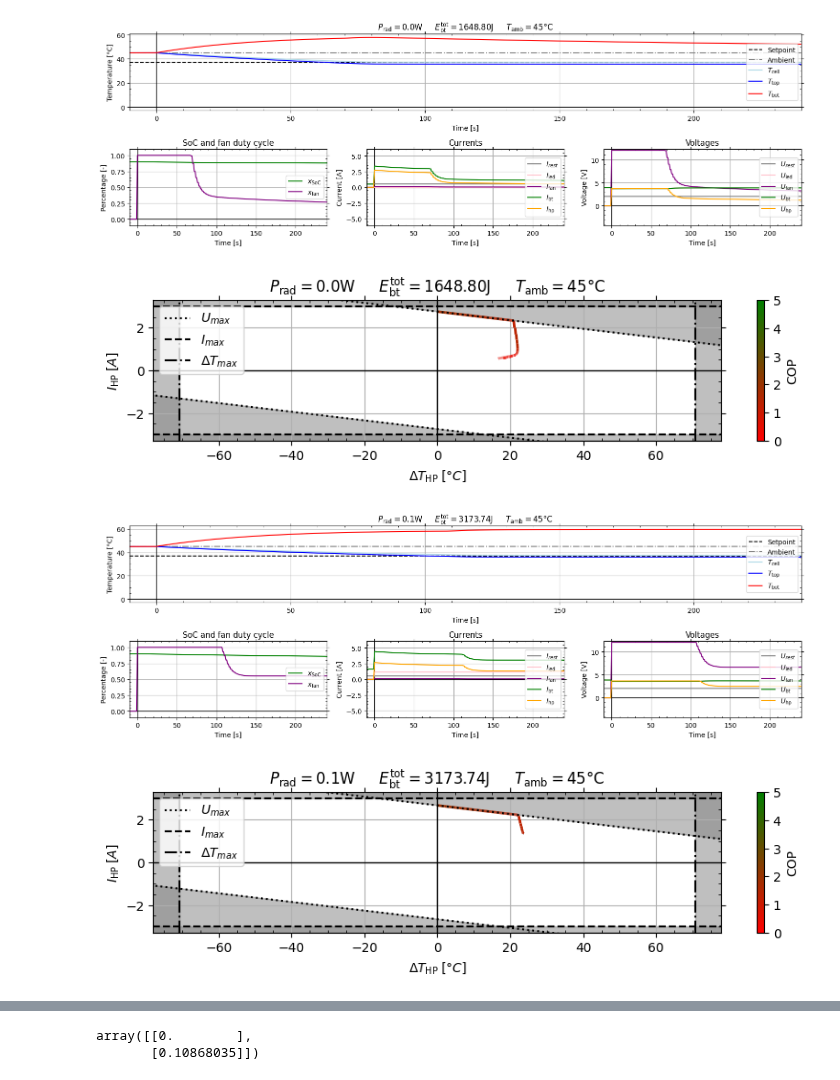
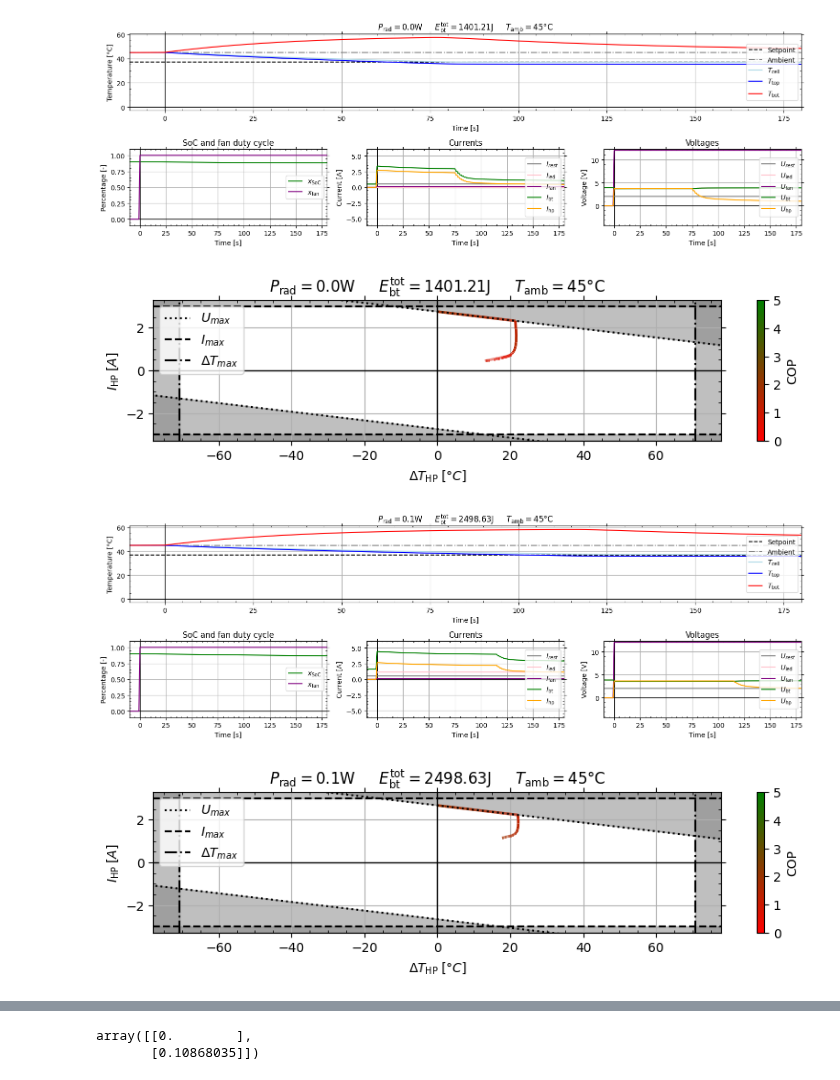
Before and after one commit to Jackmastro/Semester_Project, a Jupyter notebook: notebooks/main_simulation.ipynb, the cells around one changed output, grey strips where cells are left out. Saved outputs shown, nothing was run; the diff lists cells and outputs as text; code cells hidden in the pictures.

Commit message:
working discrete PID

```diff
--- a/notebooks/main_simulation.ipynb
+++ b/notebooks/main_simulation.ipynb
@@ -17,7 +17,7 @@ from system import Simulation
 ### Parameters
 # Simulation
 dt_sim = 1.0 # s
-time_span = 60.0 * 4 # s
+time_span = 60.0 * 3 # s
 
 assert time_span > 0, "Time span must be positive."
 assert time_span >= dt_sim, "Time span must be greater than or equal to the time step."
@@ -77,29 +77,30 @@ for traj_2 in range(num_traj_2):
         T_top_ref = T_amb + (T_cell_ref - T_amb) * (model.R_top_cell + model.R_cell_amb) / model.R_cell_amb
 
         # PID
-        # kp, ki, kd = -2.5, -4.0, 0.0
-        # output_limits = (-3, 3) # A
+        kp, ki, kd = -2.5, -4.0, 0.0
+        output_limits = (-model.I_HP_max, model.I_HP_max) # A
 
-        # pid_controller = PIDController(kp, ki, kd, T_cell_ref, 0.0, output_limits)
-        # pid_controller_T_top = PIDController_T_top(kp, ki, kd, T_top_ref, 0.0, output_limits)
+        pid_controller_T_top = PIDController_T_top(kp=kp, ki=ki, kd=kd,
+                                                   T_top_ref=T_top_ref, T_cell_ref=T_cell_ref,
+                                                   sampling_time=dt_d, output_limits=output_limits)
 
         # LQR
-        q1 = 0
-        q2 = 20 #/ (T_amb0**2)
-        q3 = 0
-        Q = np.array([[q1, 0, 0],
-                      [0, q2, 0],
-                      [0, 0, q3]])
-        r1 = 10 / model.I_HP_max**2
-        r2 = 2
-        R = np.array([[r1, 0 ],
-                      [0,  r2]])
+        # q1 = 0
+        # q2 = 20 #/ (T_amb0**2)
+        # q3 = 0
+        # Q = np.array([[q1, 0, 0],
+        #               [0, q2, 0],
+        #               [0, 0, q3]])
+        # r1 = 10 / model.I_HP_max**2
+        # r2 = 2
+        # R = np.array([[r1, 0 ],
+        #               [0,  r2]])
 
         # A, B, h, C, D, l       = model.get_continuous_linearization(T_ref=T_cell_ref, T_amb=T_amb)
         # lqr_controller         = LQRControllerCont(T_top_ref=T_top_ref, T_cell_ref=T_cell_ref, A=A, B=B, Q=Q, R=R)
 
-        Ad, Bd, hd, Cd, Dd, ld = model.get_discrete_linearization(T_ref=T_cell_ref, T_amb=T_amb, dt_d=dt_d)
-        lqr_controller_disc    = LQRControllerDisc(T_top_ref=T_top_ref, T_cell_ref=T_cell_ref, A_d=Ad, B_d=Bd, Q=Q, R=R, dt=dt_d)
+        # Ad, Bd, hd, Cd, Dd, ld = model.get_discrete_linearization(T_ref=T_cell_ref, T_amb=T_amb, dt_d=dt_d)
+        # lqr_controller_disc    = LQRControllerDisc(T_top_ref=T_top_ref, T_cell_ref=T_cell_ref, A_d=Ad, B_d=Bd, Q=Q, R=R, sampling_time=dt_d)
 
         # MPC
         # q1 = 0
@@ -128,7 +129,7 @@ for traj_2 in range(num_traj_2):
         # model.save_linearized_model(directory, type, Ts=dt_disc)
 
         # Simulation
-        sim = Simulation(model=model, controller=lqr_controller_disc, dt_sim=dt_sim, time_span=time_span)
+        sim = Simulation(model=model, controller=pid_controller_T_top, dt_sim=dt_sim, time_span=time_span)
 
         # Run the simulation
         results = sim.run(with_initial_time=True, initial_time_span=10)
@@ -140,37 +141,37 @@ for traj_2 in range(num_traj_2):
 
         # Titles for legend and figures
         title_T_amb = r"$T_\mathrm{amb} =$" + f"{round(conv_temp(T_amb, 'K', 'C'))}°C"
         title_P_rad = r"$P_\mathrm{rad} =$" + f"{P_rad:.1f}W"
 
         # P_LED = np.mean(results["U_BT"].to_numpy()) * I_LED * x_LED_tot # W
         # title_P_LED = r"$P_\mathrm{LED} =$" + f"{P_LED:.1f}W"
 
         E_BT_tot = np.trapezoid(results["U_BT"].to_numpy() * results["I_BT"].to_numpy(), results["time"].to_numpy()) # J
         title_E_BT = r"$E_\mathrm{bt}^\mathrm{tot} =$" + f"{E_BT_tot:.2f}J"
 
         fig_title = title_P_rad + "     " + title_E_BT + "     " + title_T_amb
         leg_title = title_P_rad + "," + title_T_amb
 
         leg_titles.append(leg_title)
 
         # Save plot
         filename = f"T_amb_{round(conv_temp(T_amb, 'K', 'C'))}" + "_" + f"P_rad_{P_rad:.1f}W"
         filename = filename.replace(".", "_")
 
         # Plot sim results
         sim.plot_time_results(fig_title, save_plot=False, filename=filename)
         sim.plot_current_temperature(fig_title, save_plot=True, filename=filename)
 
         # Increase counter
         sim_num = sim_num + 1
 
 # All results
 all_results_df = pd.concat(sim_results_list).set_index(['id_sim', 'id_traj_1', 'id_traj_2', 'time'])
 # %% [output]
-[figure, old version]
+[figure, new version]
 [figure]
-[figure, old version]
+[figure, new version]
-[figure, old version]
+[figure, new version]
 # %%
 colormap = plt.colormaps['cool']
 sim_len = sim.time_steps
```
Also changed, not shown: parts of 1 cell of this notebook, 4 other files.
